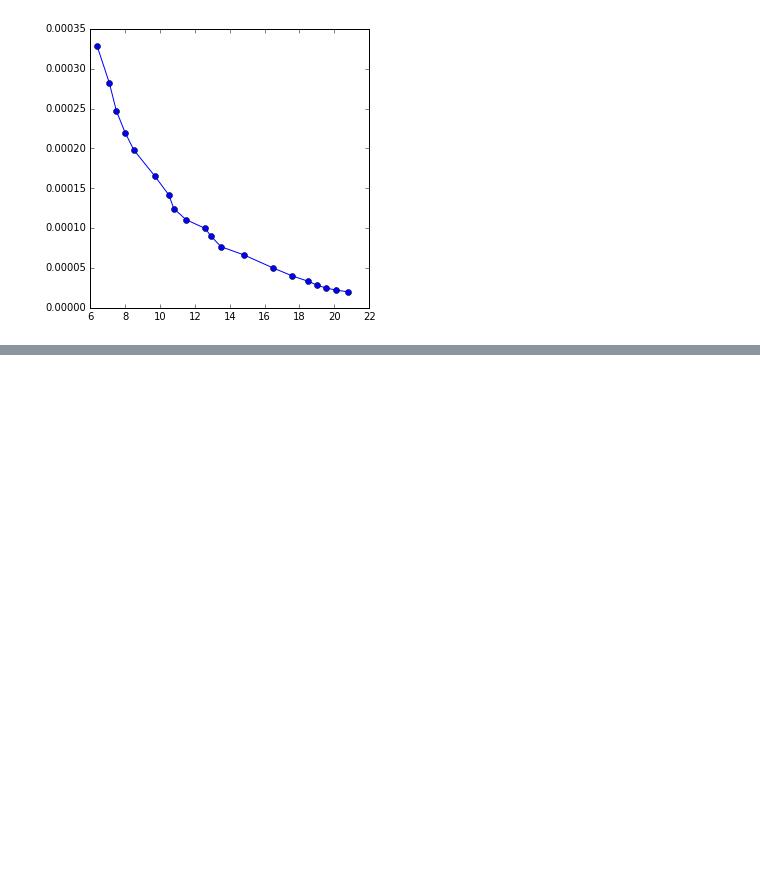
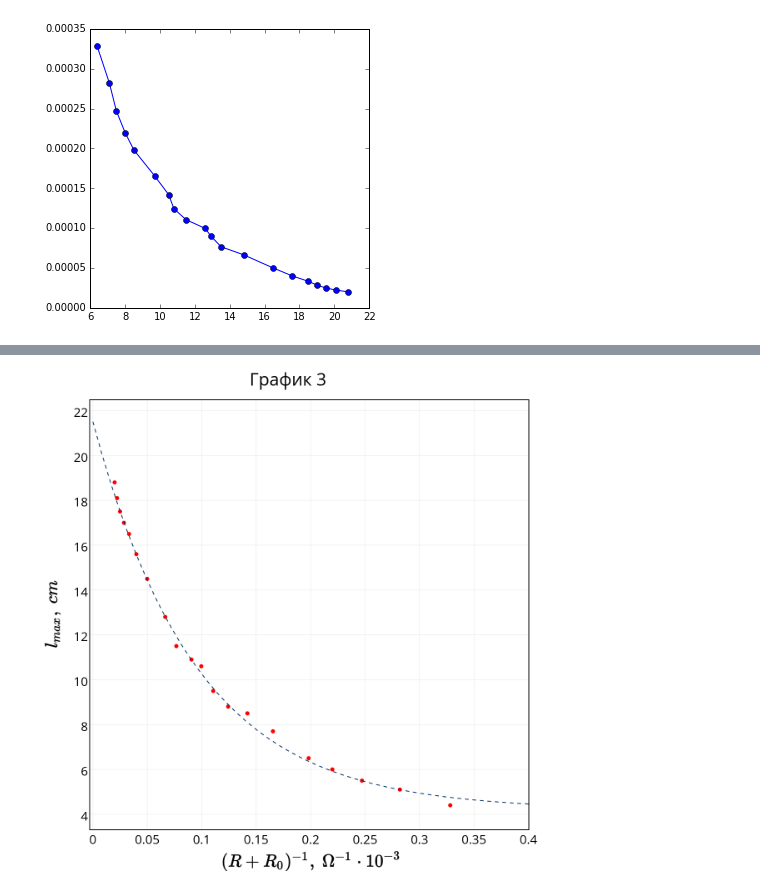
Before and after one commit to heyfaraday/labs_3sem, a Jupyter notebook: 3.2.6/analysis.ipynb, the cells around one changed output, grey strips where cells are left out. Cells and saved outputs as stored; diff of their text form; code cells hidden in the pictures; blank space fills up the shorter version.

```diff
--- a/3.2.6/analysis.ipynb
+++ b/3.2.6/analysis.ipynb
@@ -93,0 +654,84 @@ plt.show()
+# %%
+data3['R+R0'] = numpy.reciprocal(data3['R'] + 0.047)
+# %%
+data3['x'] = data3['x'] - 2
+# %%
+trace1 = go.Scatter(
+    y = data3['x'],
+    x = data3['R+R0'],
+    mode = 'markers',
+    name = '$I~=~0,3~mA$',
+
+    marker = dict(
+        size = 10,
+        opacity = 1,
+        color = '#ff0000'
+    ),
+)
+
+trace2 = go.Scatter(
+    y = y_sp,
+    x = x_sp,
+    line = dict(
+        color = ('#003366'),
+        width = 2,
+        dash = 'dash'),
+)
+
+trace0 = [trace1, trace2]
+
+layout = go.Layout(
+    showlegend=False,
+    title = "График 3",
+    width = 1200,
+    height = 1200,
+    font = dict(
+        size = 30,
+        color = '#000000'
+        ),
+    paper_bgcolor = '#ffffff',
+    xaxis = dict(
+        title = '$(R+R_0)^{-1},~\Omega^{-1} \cdot 10^{-3} $',
+        #range = [0.0, 42.0],
+        zeroline = False,
+        ticklen = 0,
+        color = '#000000',
+        mirror = True,
+        showline = True,
+        linewidth = 2,
+        titlefont = dict(
+            size = 40,
+            color = '#000000'
+            )
+    ),
+    yaxis = dict(
+        title = '$l_{max},~cm$',
+        #range = [0, 42],
+        zeroline = False,
+        ticklen = 0,
+        color = '#000000',
+        mirror = True,
+        showline = True,
+        linewidth = 2,
+        titlefont = dict(
+            size = 40,
+            color = '#000000'
+            )
+    ),
+    margin = dict(
+        l = 125,
+        r = 23,
+        t = 70,
+        b = 100,
+        pad = 0
+    ),
+)
+
+fig = go.Figure(data=trace0, layout=layout)
+#py.iplot(fig, filename='basic-error-bar')
+py.image.save_as(fig, 'my_plot3.png')
+#! open my_plot.png
+from IPython.display import Image
+Image("my_plot3.png", width=500)
+# %% [output]
+[figure, added]
```
Also changed, not shown: parts of 41 cells of this notebook, 5 other files.
